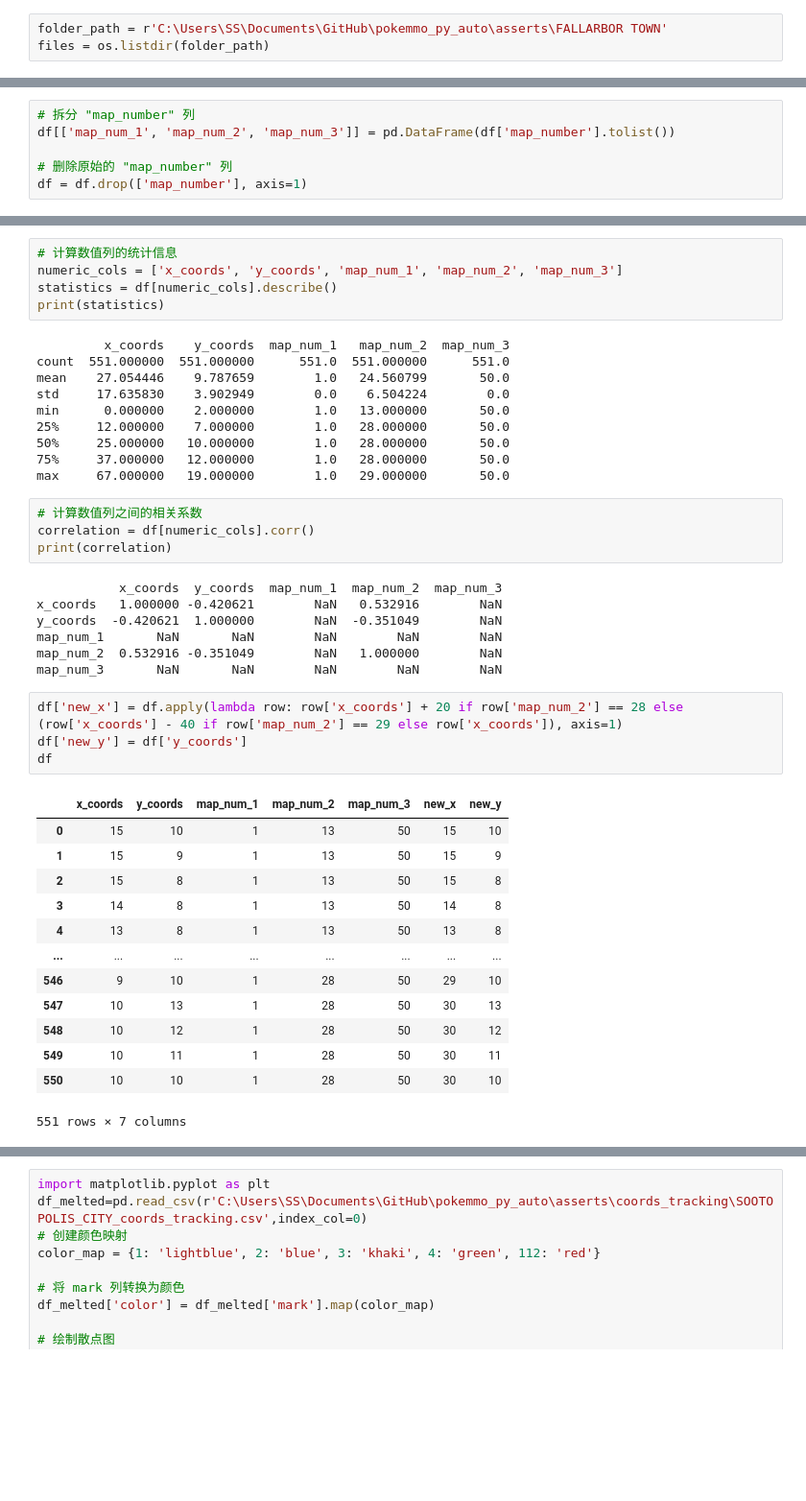
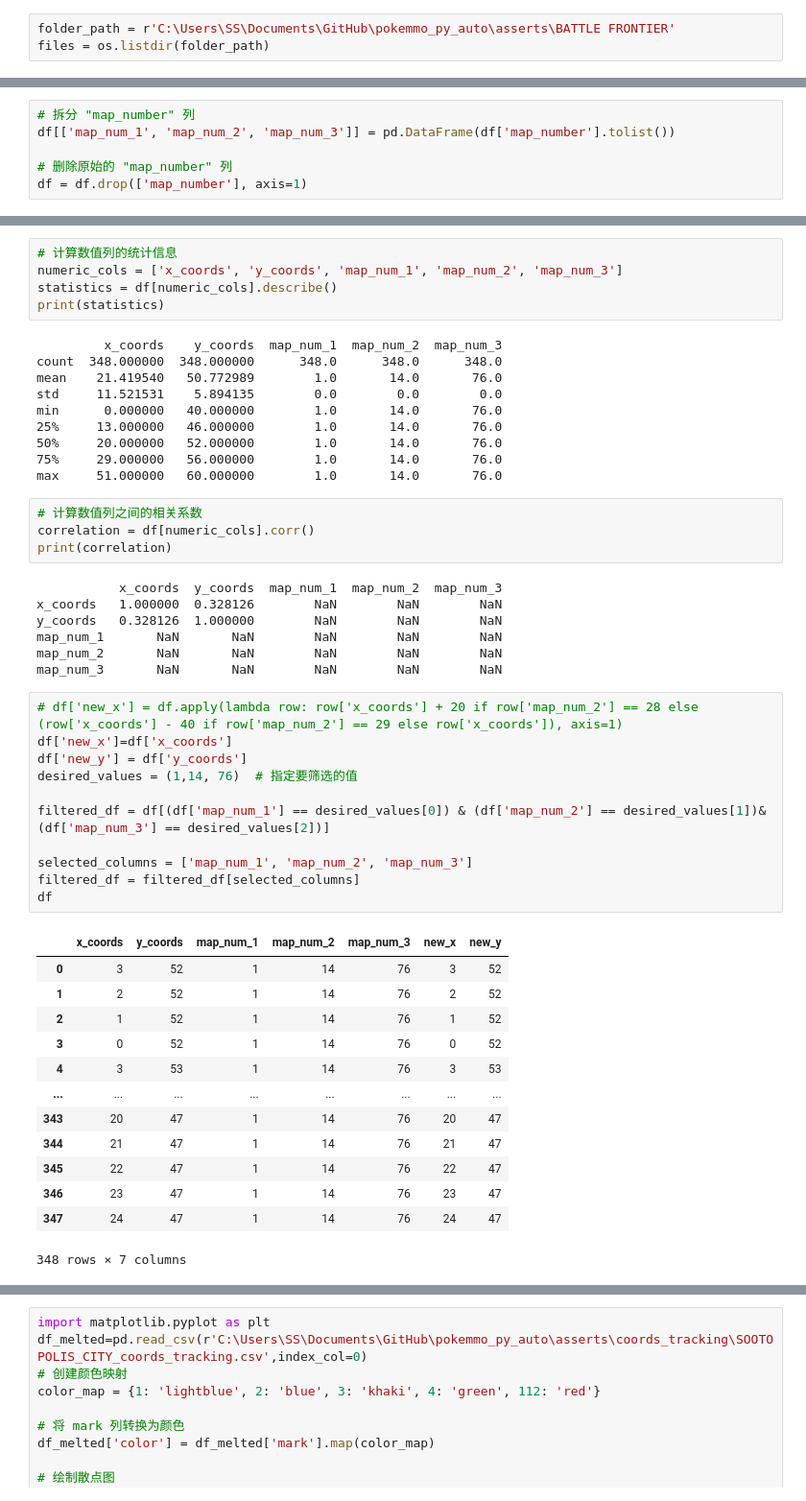
Before and after one commit to ShenShu2016/pokemmo_py_auto, a Jupyter notebook: tools/x_y_battle_area_analyize.ipynb, the cells around one changed output, grey strips where cells are left out. Shown at 96% size. Saved outputs shown, nothing was run; the diff lists cells and outputs as text; blank space fills up the shorter version.

```diff
--- a/tools/x_y_battle_area_analyize.ipynb
+++ b/tools/x_y_battle_area_analyize.ipynb
@@ -4,7 +4,7 @@ import pandas as pd
 import ast
 import numpy as np
 # %%
-folder_path = r'C:\Users\SS\Documents\GitHub\pokemmo_py_auto\asserts\FALLARBOR TOWN'
+folder_path = r'C:\Users\SS\Documents\GitHub\pokemmo_py_auto\asserts\BATTLE FRONTIER'
 files = os.listdir(folder_path)
 # %%
 data_frames = []  # 存储每个文件的 DataFrame
@@ -81,44 +81,51 @@ numeric_cols = ['x_coords', 'y_coords', 'map_num_1', 'map_num_2', 'map_num_3']
 statistics = df[numeric_cols].describe()
 print(statistics)
 # %% [output]
-         x_coords    y_coords  map_num_1   map_num_2  map_num_3
-count  551.000000  551.000000      551.0  551.000000      551.0
-mean    27.054446    9.787659        1.0   24.560799       50.0
-std     17.635830    3.902949        0.0    6.504224        0.0
-min      0.000000    2.000000        1.0   13.000000       50.0
-25%     12.000000    7.000000        1.0   28.000000       50.0
-50%     25.000000   10.000000        1.0   28.000000       50.0
-75%     37.000000   12.000000        1.0   28.000000       50.0
-max     67.000000   19.000000        1.0   29.000000       50.0
+         x_coords    y_coords  map_num_1  map_num_2  map_num_3
+count  348.000000  348.000000      348.0      348.0      348.0
+mean    21.419540   50.772989        1.0       14.0       76.0
+std     11.521531    5.894135        0.0        0.0        0.0
+min      0.000000   40.000000        1.0       14.0       76.0
+25%     13.000000   46.000000        1.0       14.0       76.0
+50%     20.000000   52.000000        1.0       14.0       76.0
+75%     29.000000   56.000000        1.0       14.0       76.0
+max     51.000000   60.000000        1.0       14.0       76.0
 # %%
 # 计算数值列之间的相关系数
 correlation = df[numeric_cols].corr()
 print(correlation)
 # %% [output]
            x_coords  y_coords  map_num_1  map_num_2  map_num_3
-x_coords   1.000000 -0.420621        NaN   0.532916        NaN
-y_coords  -0.420621  1.000000        NaN  -0.351049        NaN
+x_coords   1.000000  0.328126        NaN        NaN        NaN
+y_coords   0.328126  1.000000        NaN        NaN        NaN
 map_num_1       NaN       NaN        NaN        NaN        NaN
-map_num_2  0.532916 -0.351049        NaN   1.000000        NaN
+map_num_2       NaN       NaN        NaN        NaN        NaN
 map_num_3       NaN       NaN        NaN        NaN        NaN
 # %%
-df['new_x'] = df.apply(lambda row: row['x_coords'] + 20 if row['map_num_2'] == 28 else (row['x_coords'] - 40 if row['map_num_2'] == 29 else row['x_coords']), axis=1)
+# df['new_x'] = df.apply(lambda row: row['x_coords'] + 20 if row['map_num_2'] == 28 else (row['x_coords'] - 40 if row['map_num_2'] == 29 else row['x_coords']), axis=1)
+df['new_x']=df['x_coords']
 df['new_y'] = df['y_coords']
+desired_values = (1,14, 76)  # 指定要筛选的值
+
+filtered_df = df[(df['map_num_1'] == desired_values[0]) & (df['map_num_2'] == desired_values[1])& (df['map_num_3'] == desired_values[2])]
+
+selected_columns = ['map_num_1', 'map_num_2', 'map_num_3']
+filtered_df = filtered_df[selected_columns]
 df
 # %% [output]
 |  | x_coords | y_coords | map_num_1 | map_num_2 | map_num_3 | new_x | new_y |
-| 0 | 15 | 10 | 1 | 13 | 50 | 15 | 10 |
-| 1 | 15 | 9 | 1 | 13 | 50 | 15 | 9 |
-| 2 | 15 | 8 | 1 | 13 | 50 | 15 | 8 |
-| 3 | 14 | 8 | 1 | 13 | 50 | 14 | 8 |
-| 4 | 13 | 8 | 1 | 13 | 50 | 13 | 8 |
+| 0 | 3 | 52 | 1 | 14 | 76 | 3 | 52 |
+| 1 | 2 | 52 | 1 | 14 | 76 | 2 | 52 |
+| 2 | 1 | 52 | 1 | 14 | 76 | 1 | 52 |
+| 3 | 0 | 52 | 1 | 14 | 76 | 0 | 52 |
+| 4 | 3 | 53 | 1 | 14 | 76 | 3 | 53 |
 | ... | ... | ... | ... | ... | ... | ... | ... |
-| 546 | 9 | 10 | 1 | 28 | 50 | 29 | 10 |
-| 547 | 10 | 13 | 1 | 28 | 50 | 30 | 13 |
-| 548 | 10 | 12 | 1 | 28 | 50 | 30 | 12 |
-| 549 | 10 | 11 | 1 | 28 | 50 | 30 | 11 |
-| 550 | 10 | 10 | 1 | 28 | 50 | 30 | 10 |
+| 343 | 20 | 47 | 1 | 14 | 76 | 20 | 47 |
+| 344 | 21 | 47 | 1 | 14 | 76 | 21 | 47 |
+| 345 | 22 | 47 | 1 | 14 | 76 | 22 | 47 |
+| 346 | 23 | 47 | 1 | 14 | 76 | 23 | 47 |
+| 347 | 24 | 47 | 1 | 14 | 76 | 24 | 47 |
-551 rows × 7 columns
+348 rows × 7 columns
 # %%
 import matplotlib.pyplot as plt
 
```
Also changed, not shown: parts of 13 cells of this notebook, 16 other files.
